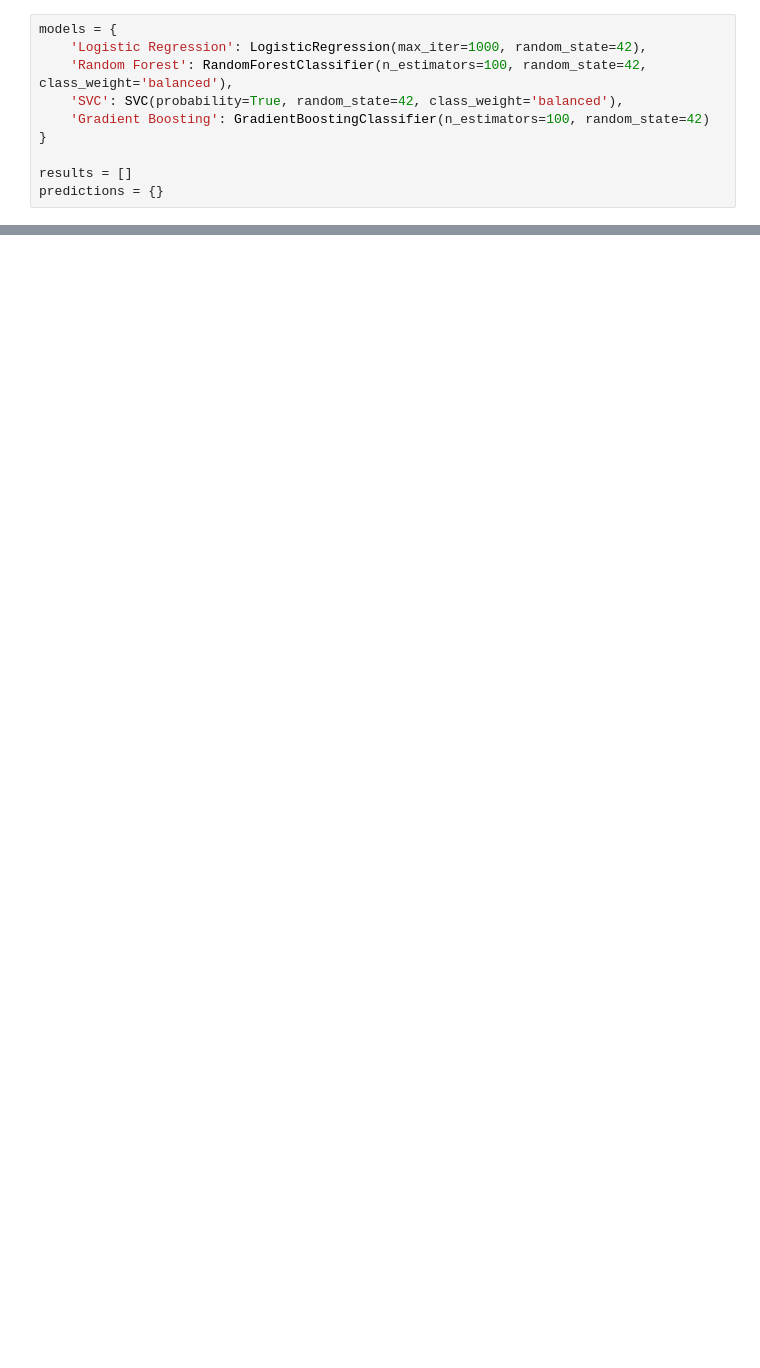
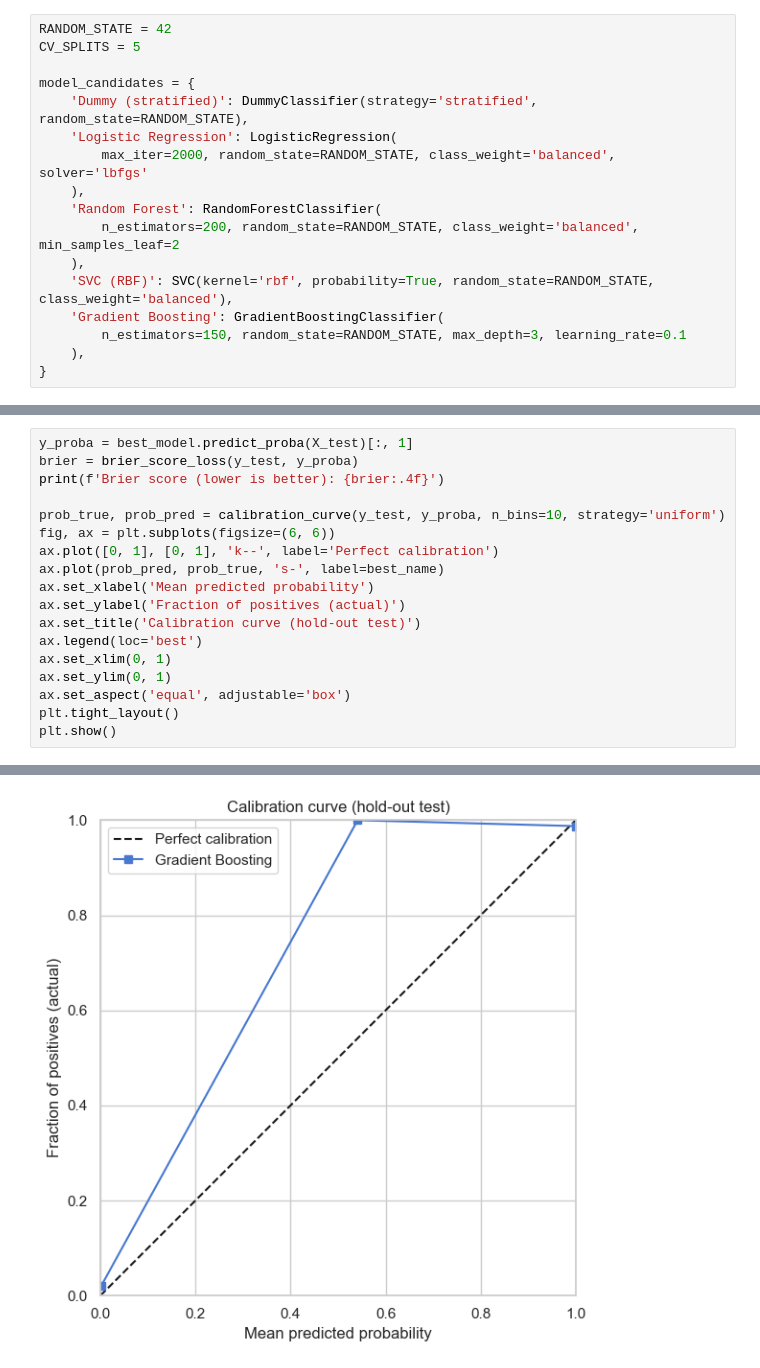
Before and after one commit to Kacem-Trabelsi/machine_learning, a Jupyter notebook: classification_Medical_data _set/01c_Modeling_Medical.ipynb, the cells around one changed output, grey strips where cells are left out. Cells and saved outputs as stored; diff of their text form; blank space fills up the shorter version.

```diff
--- a/classification_Medical_data _set/01c_Modeling_Medical.ipynb
+++ b/classification_Medical_data _set/01c_Modeling_Medical.ipynb
@@ -44,11 +103,18 @@ We will define a dictionary holding our four chosen classification algorithms.
 # %%
-models = {
-    'Logistic Regression': LogisticRegression(max_iter=1000, random_state=42),
-    'Random Forest': RandomForestClassifier(n_estimators=100, random_state=42, class_weight='balanced'),
-    'SVC': SVC(probability=True, random_state=42, class_weight='balanced'),
-    'Gradient Boosting': GradientBoostingClassifier(n_estimators=100, random_state=42)
+RANDOM_STATE = 42
+CV_SPLITS = 5
+
+model_candidates = {
+    'Dummy (stratified)': DummyClassifier(strategy='stratified', random_state=RANDOM_STATE),
+    'Logistic Regression': LogisticRegression(
+        max_iter=2000, random_state=RANDOM_STATE, class_weight='balanced', solver='lbfgs'
+    ),
+    'Random Forest': RandomForestClassifier(
+        n_estimators=200, random_state=RANDOM_STATE, class_weight='balanced', min_samples_leaf=2
+    ),
+    'SVC (RBF)': SVC(kernel='rbf', probability=True, random_state=RANDOM_STATE, class_weight='balanced'),
+    'Gradient Boosting': GradientBoostingClassifier(
+        n_estimators=150, random_state=RANDOM_STATE, max_depth=3, learning_rate=0.1
+    ),
 }
-
-results = []
-predictions = {}
 # %% [markdown]
@@ -95,0 +264,19 @@ Model Evaluation Benchmark (Sorted by Recall)
+# %%
+y_proba = best_model.predict_proba(X_test)[:, 1]
+brier = brier_score_loss(y_test, y_proba)
+print(f'Brier score (lower is better): {brier:.4f}')
+
+prob_true, prob_pred = calibration_curve(y_test, y_proba, n_bins=10, strategy='uniform')
+fig, ax = plt.subplots(figsize=(6, 6))
+ax.plot([0, 1], [0, 1], 'k--', label='Perfect calibration')
+ax.plot(prob_pred, prob_true, 's-', label=best_name)
+ax.set_xlabel('Mean predicted probability')
+ax.set_ylabel('Fraction of positives (actual)')
+ax.set_title('Calibration curve (hold-out test)')
+ax.legend(loc='best')
+ax.set_xlim(0, 1)
+ax.set_ylim(0, 1)
+ax.set_aspect('equal', adjustable='box')
+plt.tight_layout()
+plt.show()
+# %% [output]
@@ -96 +284,2 @@ Model Evaluation Benchmark (Sorted by Recall)
+[figure, added]
 # %% [markdown]
```
Also changed, not shown: parts of 17 cells of this notebook, 15 other files.
